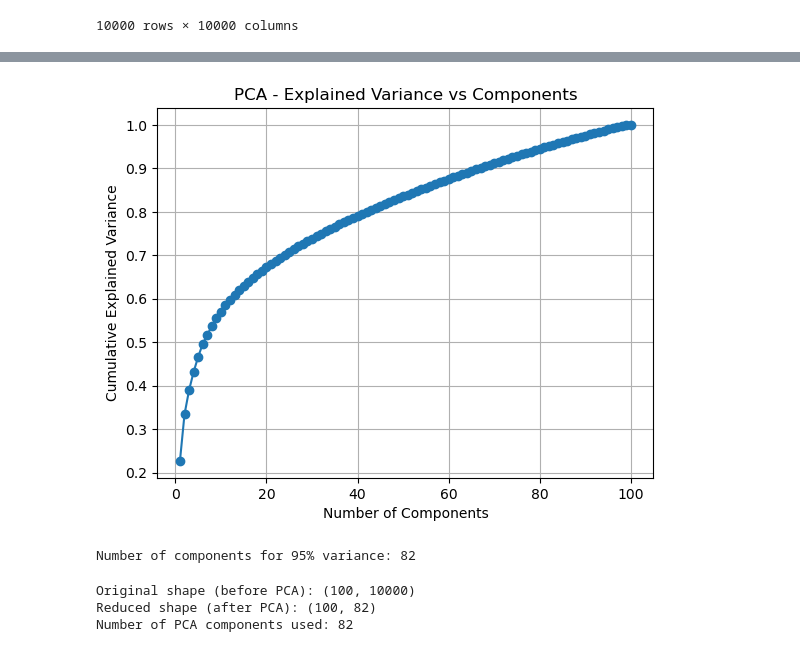
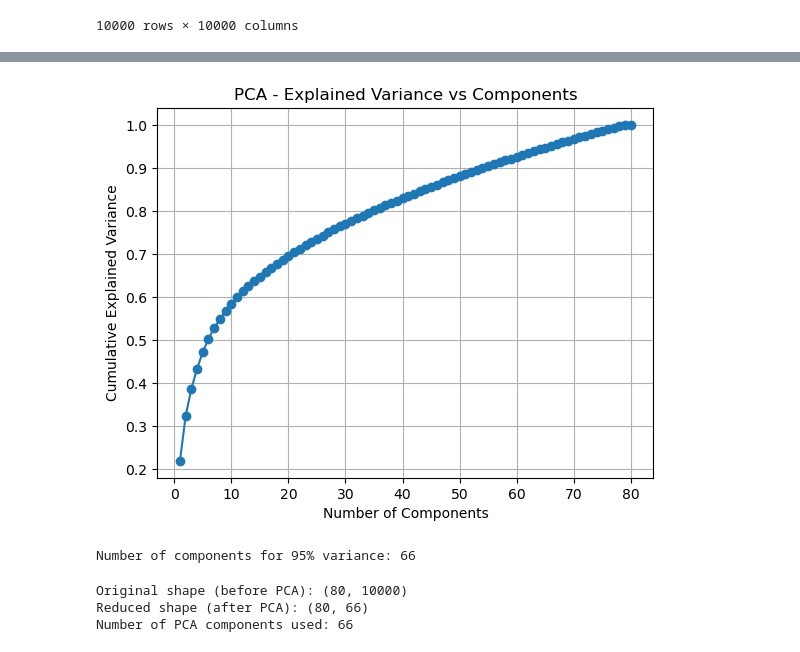
Before and after one commit to subhiksha-kodi/PCA-TASKS---ARCENE-DATASET, a Jupyter notebook: code.ipynb, the cells around one changed output, grey strips where cells are left out. Cells and saved outputs as stored; diff of their text form; code cells hidden in the pictures.

```diff
--- a/code.ipynb
+++ b/code.ipynb
@@ -93,4 +100,5 @@ x.corr()
 # %%
-from sklearn.preprocessing import StandardScaler
-scaler=StandardScaler()
-x_scaled=scaler.fit_transform(x)
+from sklearn.preprocessing import LabelEncoder
+
+le=LabelEncoder()
+y=le.fit_transform(y)
@@ -132,0 +105,3 @@ array([2272.93282488, 1073.65426999,  555.78444224,  422.87604242,
+# %%
+y=pd.DataFrame(y)
+y.value_counts()
@@ -180,16 +115,0 @@ result_df.sort_values(by='Accuracy',ascending=False)
-# %%
-from sklearn.model_selection import GridSearchCV
-
-pipeline=Pipeline([
-    ('scaler', StandardScaler()),
-    ('svc', SVC(class_weight='balanced'))
-])
-
-param_grid={
-    'svc__C': [0.01, 0.1, 1, 10, 100],
-    'svc__gamma': [0.001, 0.01, 0.1, 1],
-    'svc__kernel': ['linear', 'rbf']
-}
-
-grid=GridSearchCV(pipeline,param_grid=param_grid)
-grid.fit(x_train,y_train)
@@ -229,19 +116,25 @@ plt.show()
+# %%
+from sklearn.preprocessing import StandardScaler
+scaler=StandardScaler()
+x_train_scaled=scaler.fit_transform(x_train)
+x_test_scaled=scaler.transform(x_test)
 # %%
-pca1=PCA()
-x_pca1=pca1.fit_transform(x_scaled)
+from sklearn.decomposition import PCA
+pca_full=PCA()
+x_pca_full=pca_full.fit_transform(x_train_scaled)
 
-cum_var=pca1.explained_variance_ratio_.cumsum()
+cum_var=pca_full.explained_variance_ratio_.cumsum()
 
 plt.plot(range(1,len(cum_var)+1),cum_var,marker='o')
 plt.xlabel("Number of Components")
 plt.ylabel("Cumulative Explained Variance")
 plt.title("PCA - Explained Variance vs Components")
 plt.grid(True)
 plt.show()
 # %% [output]
-[figure, old version]
+[figure, new version]
 # %%
 n_components=np.argmax(cum_var>=0.95)+1
 print("Number of components for 95% variance:",n_components)
 # %% [output]
-Number of components for 95% variance: 82
+Number of components for 95% variance: 66
@@ -251,11 +145,11 @@ x_pca_final=pca_final.fit_transform(x_scaled)
 # %%
-print("Original shape (before PCA):", x_scaled.shape)
-print("Reduced shape (after PCA):", x_pca_final.shape)
-print("Number of PCA components used:", x_pca_final.shape[1])
+print("Original shape (before PCA):", x_train_scaled.shape)
+print("Reduced shape (after PCA):", x_train_pca.shape)
+print("Number of PCA components used:", x_train_pca.shape[1])
 # %% [output]
-Original shape (before PCA): (100, 10000)
-Reduced shape (after PCA): (100, 82)
-Number of PCA components used: 82
+Original shape (before PCA): (80, 10000)
+Reduced shape (after PCA): (80, 66)
+Number of PCA components used: 66
 # %%
 components=pd.DataFrame(pca.components_, columns=x_train.columns)
 
```
Also changed, not shown: parts of 19 cells of this notebook.
